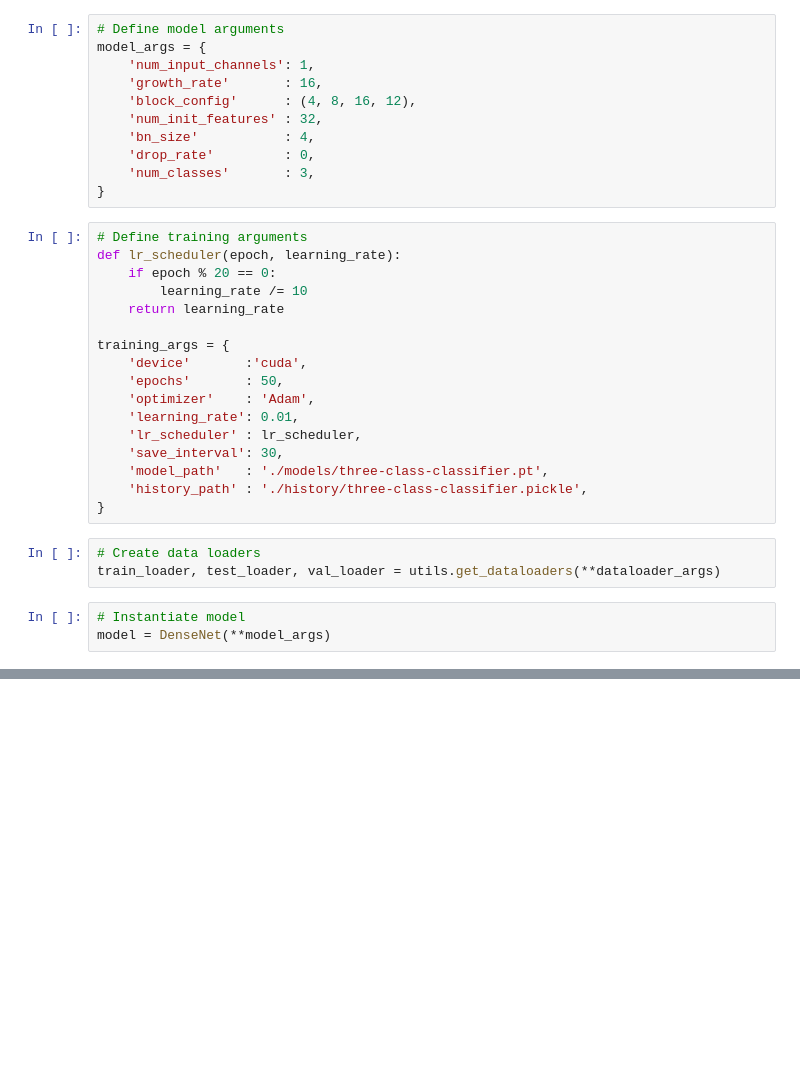
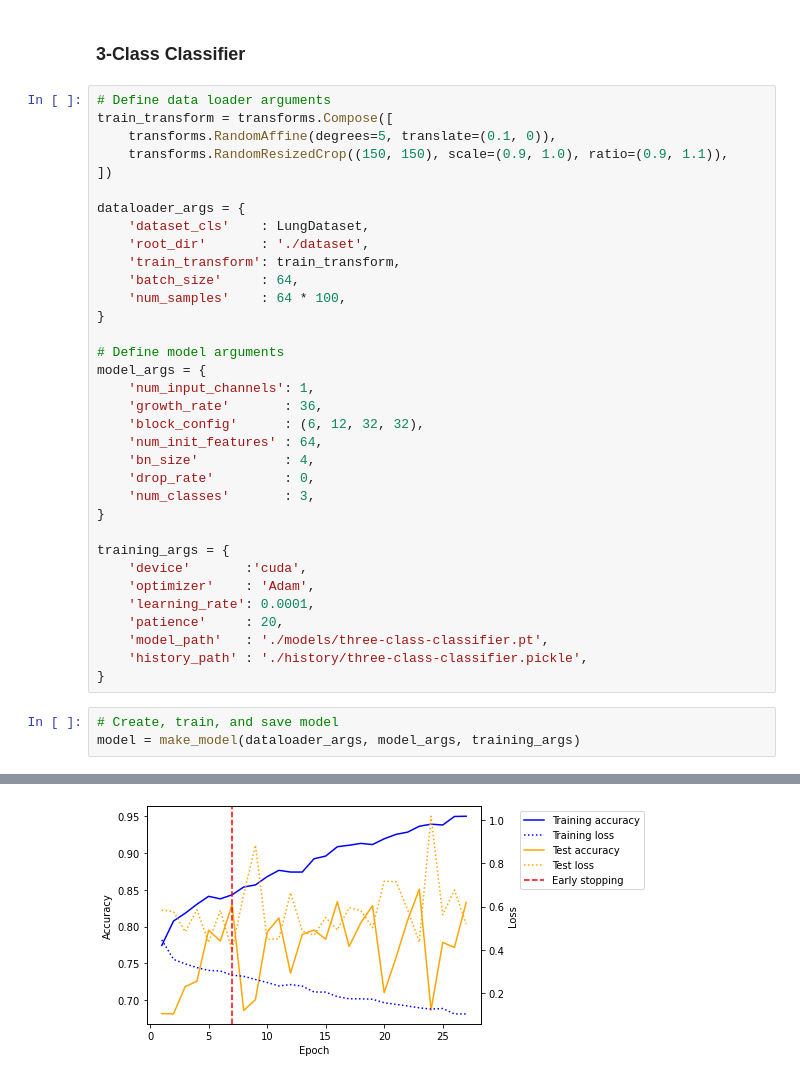
Before and after one commit to david-xhk/50.039-Small-Project, a Jupyter notebook: Training a 3-Class Classifier.ipynb, the cells around one changed output, grey strips where cells are left out. Saved outputs shown, nothing was run; the diff lists cells and outputs as text; blank space fills up the shorter version.

```diff
--- a/Training a 3-Class Classifier.ipynb
+++ b/Training a 3-Class Classifier.ipynb
@@ -29,34 +6,40 @@ dataloader_args = {
-# %%
-# Define model arguments
-model_args = {
-    'num_input_channels': 1,
-    'growth_rate'       : 16,
-    'block_config'      : (4, 8, 16, 12),
-    'num_init_features' : 32,
-    'bn_size'           : 4,
-    'drop_rate'         : 0,
-    'num_classes'       : 3,
-}
-# %%
-# Define training arguments
-def lr_scheduler(epoch, learning_rate):
-    if epoch % 20 == 0:
-        learning_rate /= 10
-    return learning_rate
-
-training_args = {
-    'device'       :'cuda',
-    'epochs'       : 50,
-    'optimizer'    : 'Adam',
-    'learning_rate': 0.01,
-    'lr_scheduler' : lr_scheduler,
-    'save_interval': 30,
-    'model_path'   : './models/three-class-classifier.pt',
-    'history_path' : './history/three-class-classifier.pickle',
-}
-# %%
-# Create data loaders
-train_loader, test_loader, val_loader = utils.get_dataloaders(**dataloader_args)
+# %% [markdown]
+### 3-Class Classifier
+# %%
+# Define data loader arguments
+train_transform = transforms.Compose([
+    transforms.RandomAffine(degrees=5, translate=(0.1, 0)),
+    transforms.RandomResizedCrop((150, 150), scale=(0.9, 1.0), ratio=(0.9, 1.1)),
+])
+
+dataloader_args = {
+    'dataset_cls'    : LungDataset,
+    'root_dir'       : './dataset',
+    'train_transform': train_transform,
+    'batch_size'     : 64,
+    'num_samples'    : 64 * 100,
+}
+
+# Define model arguments
+model_args = {
+    'num_input_channels': 1,
+    'growth_rate'       : 36,
+    'block_config'      : (6, 12, 32, 32),
+    'num_init_features' : 64,
+    'bn_size'           : 4,
+    'drop_rate'         : 0,
+    'num_classes'       : 3,
+}
+
+training_args = {
+    'device'       :'cuda',
+    'optimizer'    : 'Adam',
+    'learning_rate': 0.0001,
+    'patience'     : 20,
+    'model_path'   : './models/three-class-classifier.pt',
+    'history_path' : './history/three-class-classifier.pickle',
+}
 # %%
-# Instantiate model
-model = DenseNet(**model_args)
+# Create, train, and save model
+model = make_model(dataloader_args, model_args, training_args)
+# %% [output]
@@ -62,0 +63 @@ model = DenseNet(**model_args)
+[figure, added]
```
Also changed, not shown: parts of 9 cells of this notebook, 12 other files.
